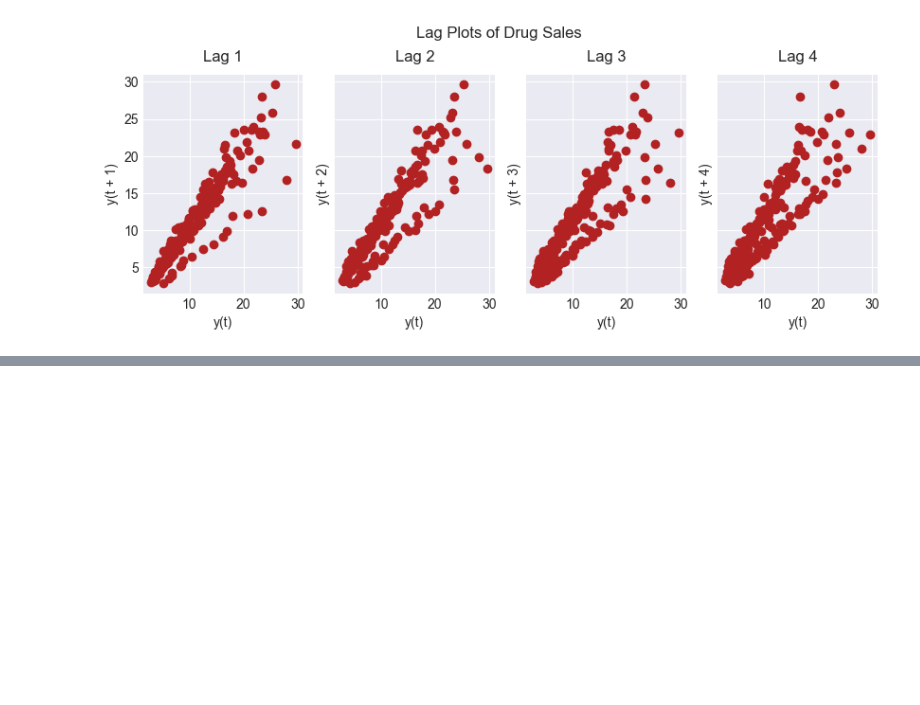
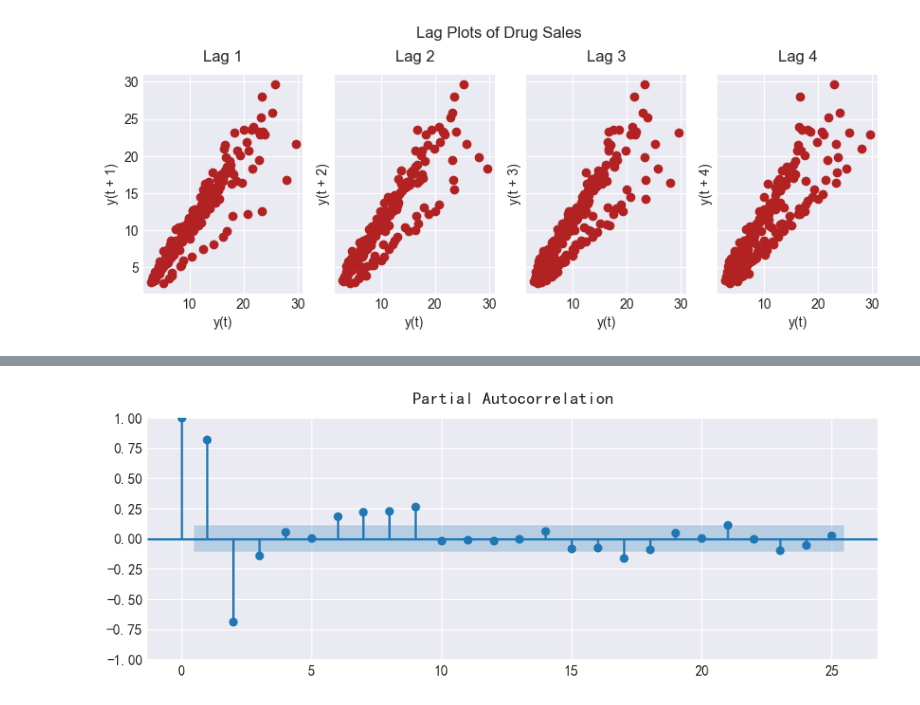
Before and after one commit to moonchildink/machine_learning, a Jupyter notebook: tsa.ipynb, the cells around one changed output, grey strips where cells are left out. Cells and saved outputs as stored; diff of their text form; code cells hidden in the pictures; blank space fills up the shorter version.

```diff
--- a/tsa.ipynb
+++ b/tsa.ipynb
@@ -415,0 +483,5 @@ plt.show()
+# %%
+plot_pacf(df.SUNACTIVITY)
+plt.show()
+# %% [output]
+[figure, added]
```
Also changed, not shown: parts of 37 cells of this notebook, 2 other files.
